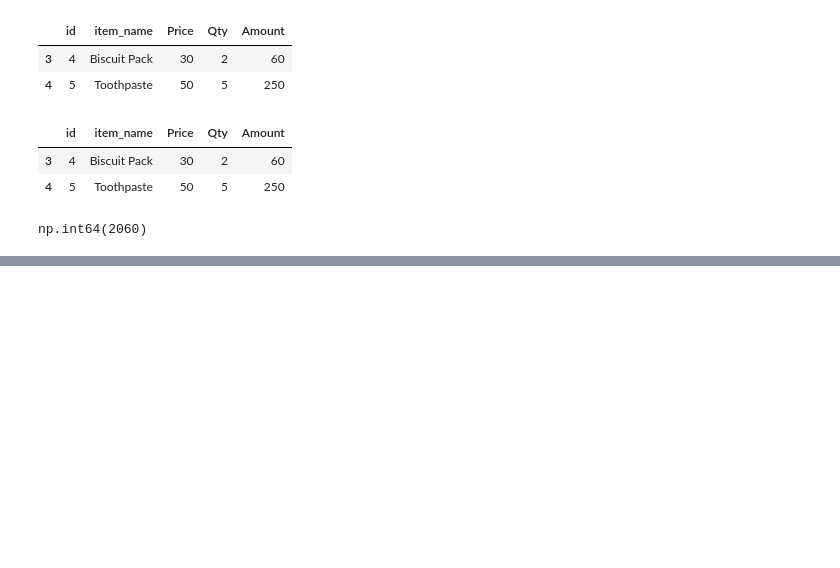
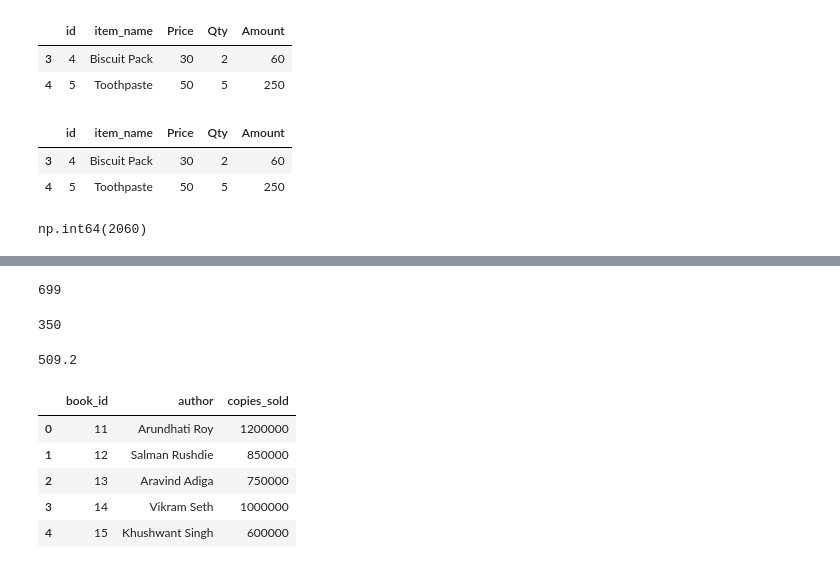
Before and after one commit to prasad2154/NewVision, a Jupyter notebook: pandas_practice.ipynb, the cells around one changed output, grey strips where cells are left out. Cells and saved outputs as stored; diff of their text form; code cells hidden in the pictures; blank space fills up the shorter version.

```diff
--- a/pandas_practice.ipynb
+++ b/pandas_practice.ipynb
@@ -135,0 +210,25 @@ np.int64(2060)
+# %%
+# Q3. Display the minimum, maximum, and average price of books.
+df1['Price'].max()
+# %% [output]
+699
+# %%
+# Min
+df1['Price'].min()
+# %% [output]
+350
+# %%
+# Mean
+print(df1['Price'].mean())
+# %% [output]
+509.2
+# %%
+# Q4. Display the book_id|author|copies_sold
+df1[['book_id','author','copies_sold']]
+# %% [output]
+|  | book_id | author | copies_sold |
+| 0 | 11 | Arundhati Roy | 1200000 |
+| 1 | 12 | Salman Rushdie | 850000 |
+| 2 | 13 | Aravind Adiga | 750000 |
+| 3 | 14 | Vikram Seth | 1000000 |
+| 4 | 15 | Khushwant Singh | 600000 |
```
Also changed, not shown: parts of 11 cells of this notebook.
